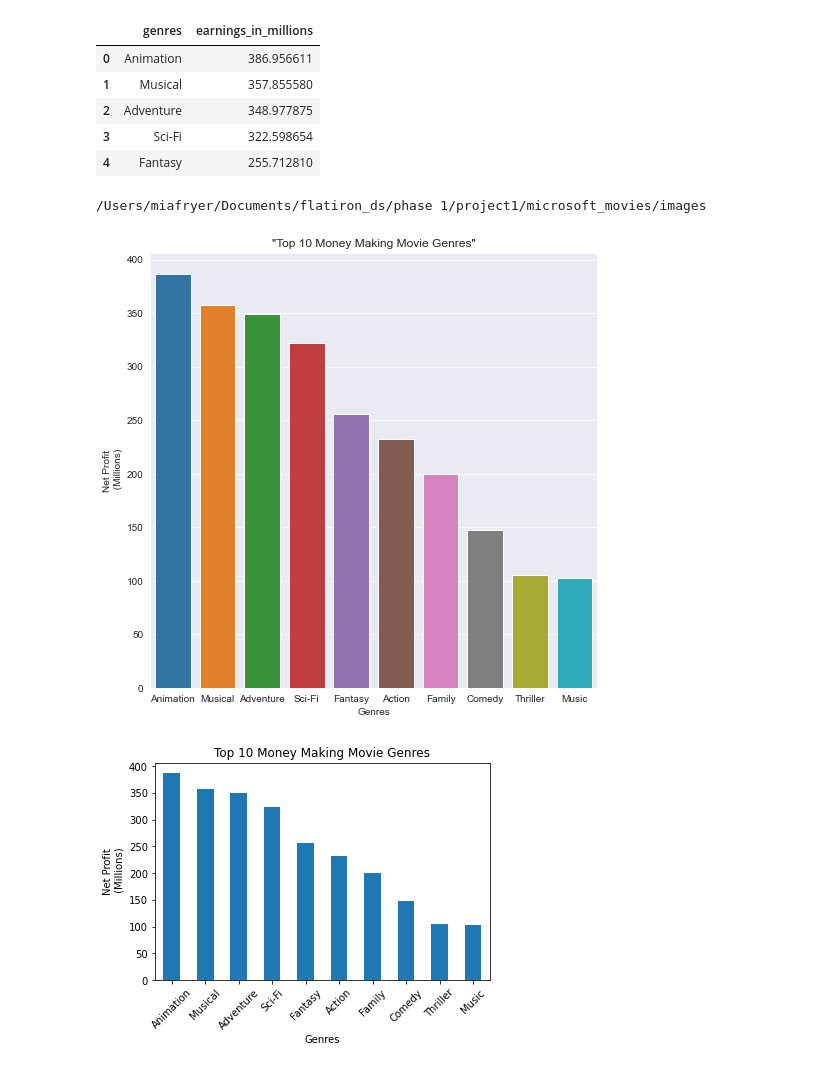
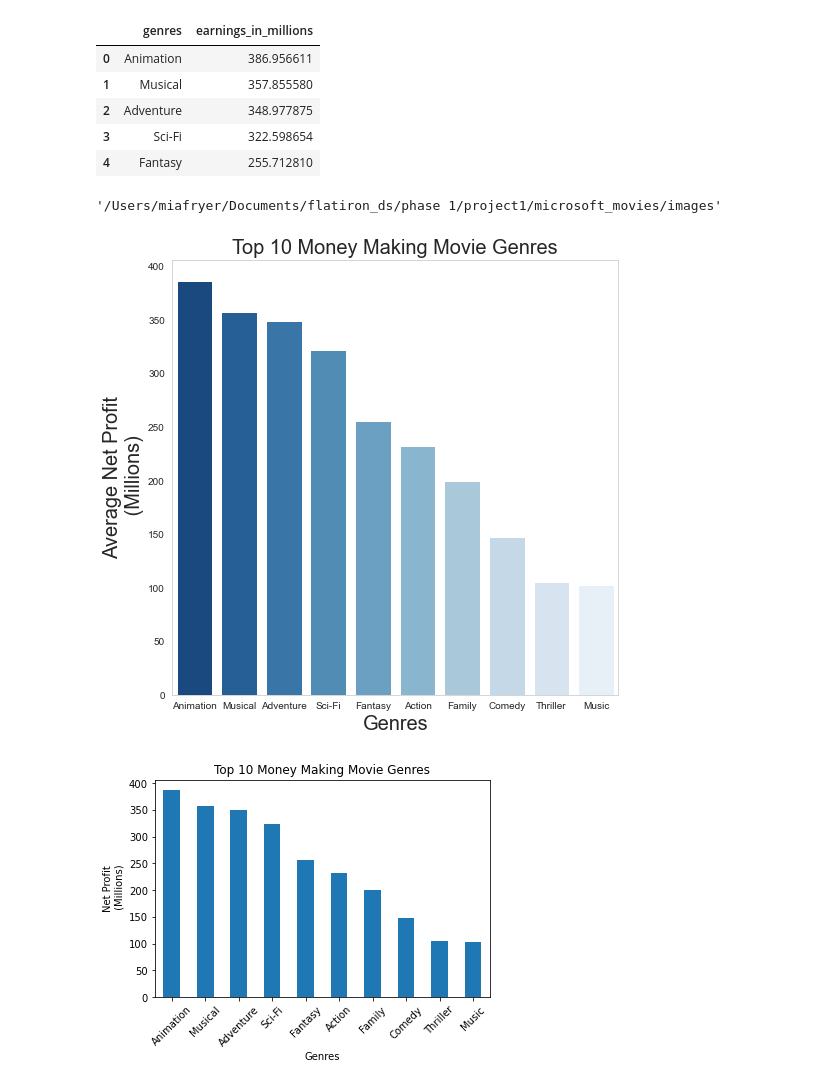
Before and after one commit to iansharff/microsoft_movies, a Jupyter notebook: individuals/eddie/Lin_E_data.ipynb, the cells around one changed output. Drawn from its saved outputs; the diff is of its cells as text; code cells hidden in the pictures.

```diff
--- a/individuals/eddie/Lin_E_data.ipynb
+++ b/individuals/eddie/Lin_E_data.ipynb
@@ -169,24 +169,25 @@ top_10_cat_df.head()
 | 2 | Adventure | 348.977875 |
 | 3 | Sci-Fi | 322.598654 |
 | 4 | Fantasy | 255.712810 |
-# %%
-cd images
-# %% [output]
-/Users/miafryer/Documents/flatiron_ds/phase 1/project1/microsoft_movies/images
+# %%
+pwd
+# %% [output]
+'/Users/miafryer/Documents/flatiron_ds/phase 1/project1/microsoft_movies/images'
 # %%
 import seaborn as sns
 import matplotlib.pyplot as plt
 
-sns.set_style('darkgrid')
+sns.set_style("whitegrid", {'axes.grid' : False})
 #plot scatter plot: weighted average vs avg number of votes vs avg total gross
 plt.figure(figsize = (8,8))
-sns.barplot(data=top_10_cat_df, x='genres',y= 'earnings_in_millions').set(xlabel = 'Genres',
-                            ylabel='Net Profit\n (Millions)', title='"Top 10 Money Making Movie Genres"')
-
+sns.barplot(data=top_10_cat_df, x='genres',y= 'earnings_in_millions', palette="Blues_r")
+plt.xlabel('Genres', size=20)
+plt.ylabel('Average Net Profit\n (Millions)', size=20)
+plt.title('Top 10 Money Making Movie Genres', size=20)
 
 plt.savefig('eddie.png', dpi=80, bbox_inches='tight')
 # %% [output]
-[figure, old version]
+[figure, new version]
 # %%
 top_10_cat.plot.bar(xlabel = 'Genres',ylabel = 'Net Profit\n (Millions)',title= "Top 10 Money Making Movie Genres",rot = 45);
 # %% [output]
```
Also changed, not shown: 4 other files.
